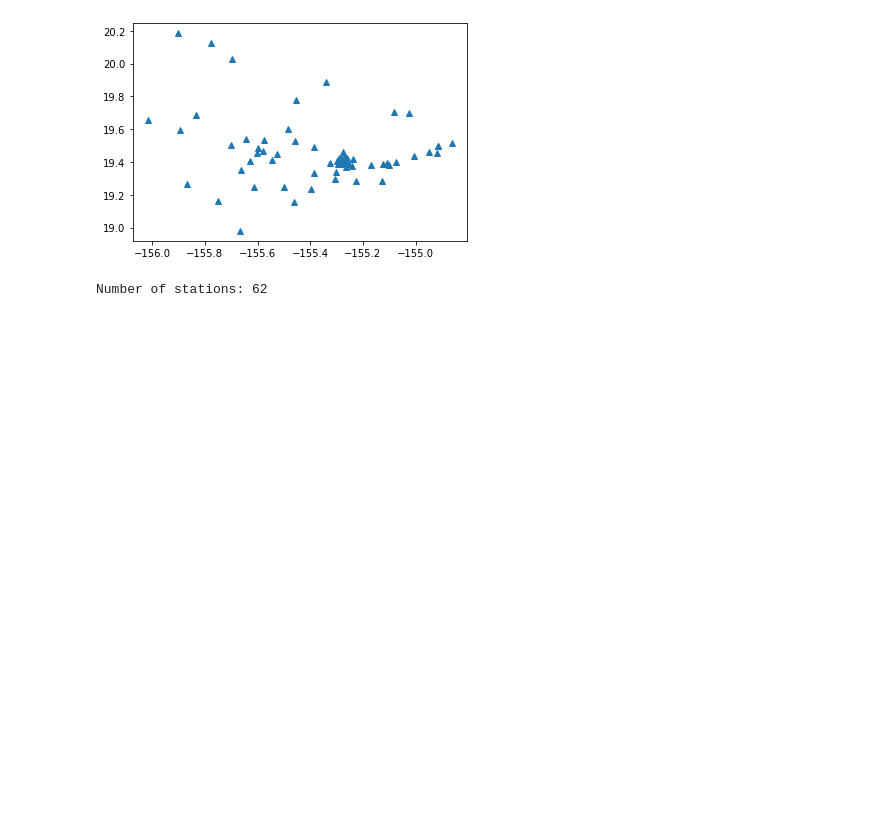
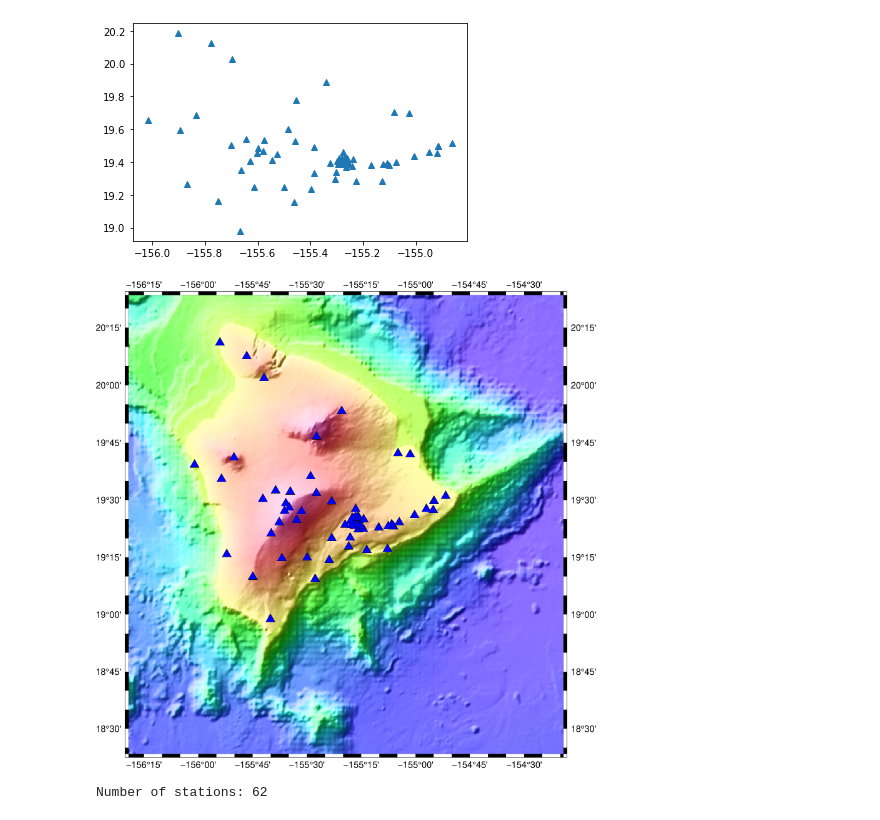
Before and after one commit to Cuda-Chen/QuakeFlow, a Jupyter notebook: waveform/realtime-iris.ipynb, the cells around one changed output. Saved outputs shown, nothing was run; the diff lists cells and outputs as text; code cells hidden in the pictures; blank space fills up the shorter version.

```diff
--- a/waveform/realtime-iris.ipynb
+++ b/waveform/realtime-iris.ipynb
@@ -54,7 +55,7 @@ config["channels"] = channel_list
 config["client"] = client
 # %%
 stations_total = pd.read_csv("realtime-stations.txt", sep="|",  header=None, skiprows=3, names=["network", "station", "latitude", "longitude", "elevation(m)", "location", "starttime", "endtime"])
-stations_total = stations_total[stations_total["network"].isin(NETWORK)]
+stations_total = stations_total[stations_total["network"].isin(network_list)]
 
 plt.figure()
 plt.plot(stations_total["longitude"], stations_total["latitude"], '^')
@@ -73,6 +74,21 @@ plt.plot(stations_select["longitude"], stations_select["latitude"], '^')
 [<matplotlib.lines.Line2D at 0x...>]
 [figure]
 [figure]
+# %%
+import pygmt
+import matplotlib.pyplot as plt
+
+region = [center[0]-1, center[0]+1, center[1]-1, center[1]+1]
+fig = pygmt.Figure()
+fig.basemap(region=region, projection="M8i", frame=True)
+fig.grdimage("@earth_relief_15s", cmap="sealand", shading=True)
+
+fig.plot(x=stations_select["longitude"], y=stations_select["latitude"], style="t0.5", color="blue", pen="black", label="Station")
+
+fig.savefig("stations-hawaii.pdf")
+fig.show()
+# %% [output]
+[figure, added]
 # %%
 import pickle, os
 import obspy
```
Also changed, not shown: parts of 1 cell of this notebook, 4 other files.
